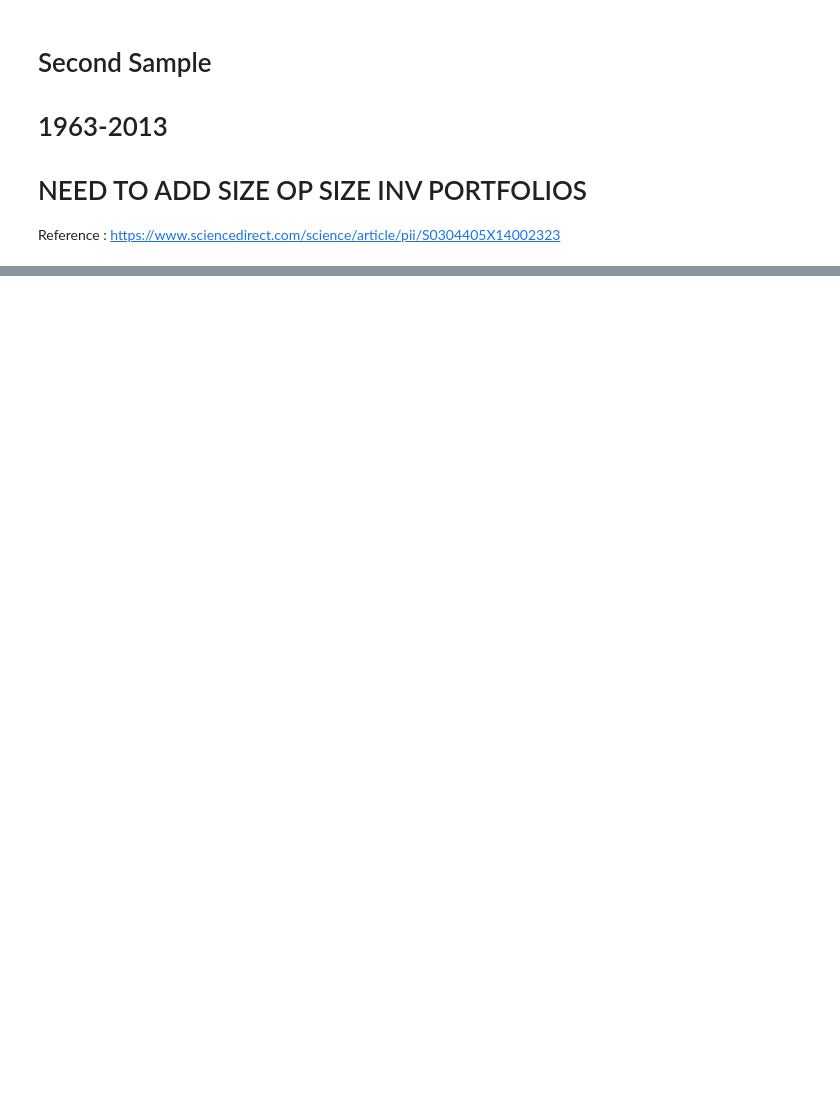
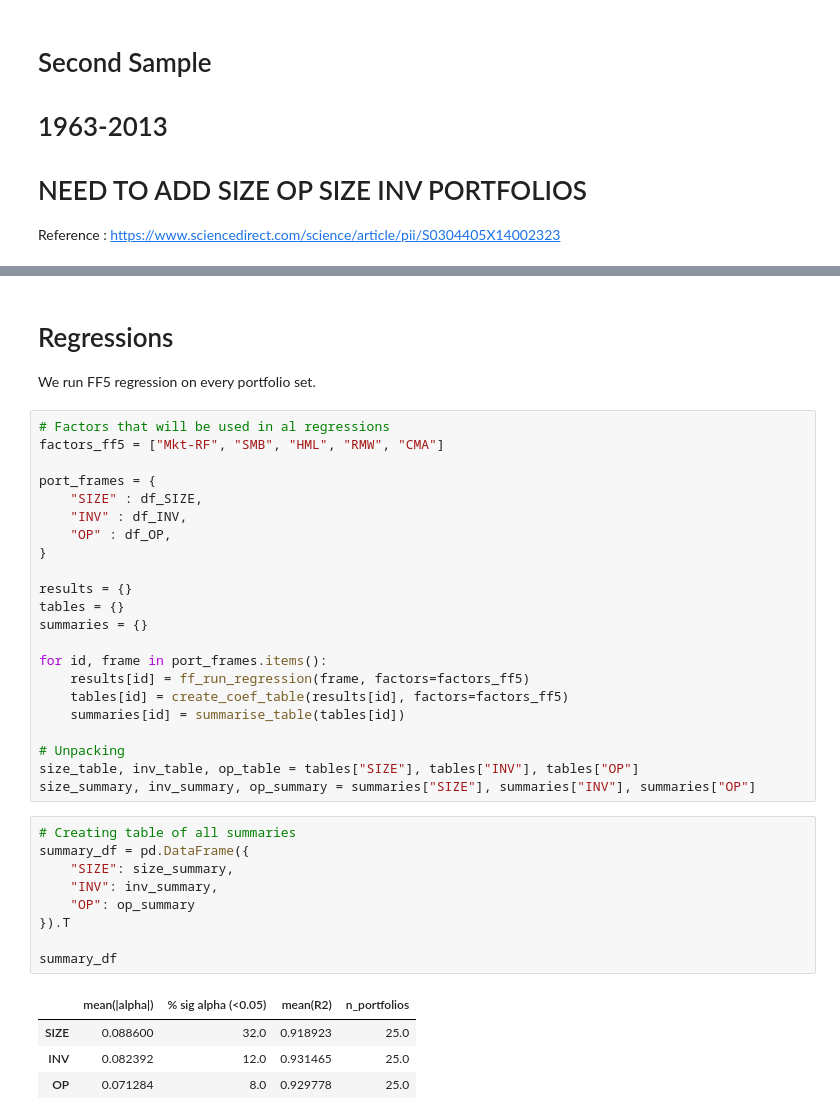
Before and after one commit to adrymmm/Empirical_AssetPricing_FamaFrench, a Jupyter notebook: notebooks/04_ff2015_full_sample.ipynb, the cells around one changed output, grey strips where cells are left out. Cells and saved outputs as stored; diff of their text form; blank space fills up the shorter version.

```diff
--- a/notebooks/04_ff2015_full_sample.ipynb
+++ b/notebooks/04_ff2015_full_sample.ipynb
@@ -36,0 +98,39 @@ SyntaxError: closing parenthesis ']' does not match opening parenthesis '(' (346
+# %% [markdown]
+# Regressions
+We run FF5 regression on every portfolio set.
+# %%
+# Factors that will be used in al regressions
+factors_ff5 = ["Mkt-RF", "SMB", "HML", "RMW", "CMA"]
+
+port_frames = {
+    "SIZE" : df_SIZE,
+    "INV" : df_INV,
+    "OP" : df_OP,
+}
+
+results = {}
+tables = {}
+summaries = {}
+
+for id, frame in port_frames.items():
+    results[id] = ff_run_regression(frame, factors=factors_ff5)
+    tables[id] = create_coef_table(results[id], factors=factors_ff5)
+    summaries[id] = summarise_table(tables[id])
+
+# Unpacking
+size_table, inv_table, op_table = tables["SIZE"], tables["INV"], tables["OP"]
+size_summary, inv_summary, op_summary = summaries["SIZE"], summaries["INV"], summaries["OP"]
+# %%
+# Creating table of all summaries
+summary_df = pd.DataFrame({
+    "SIZE": size_summary,
+    "INV": inv_summary,
+    "OP": op_summary
+}).T
+
+summary_df
+# %% [output]
+|  | mean(|alpha|) | % sig alpha (<0.05) | mean(R2) | n_portfolios |
+| SIZE | 0.088600 | 32.0 | 0.918923 | 25.0 |
+| INV | 0.082392 | 12.0 | 0.931465 | 25.0 |
+| OP | 0.071284 | 8.0 | 0.929778 | 25.0 |
```
Also changed, not shown: parts of 4 cells of this notebook, 13 other files.
